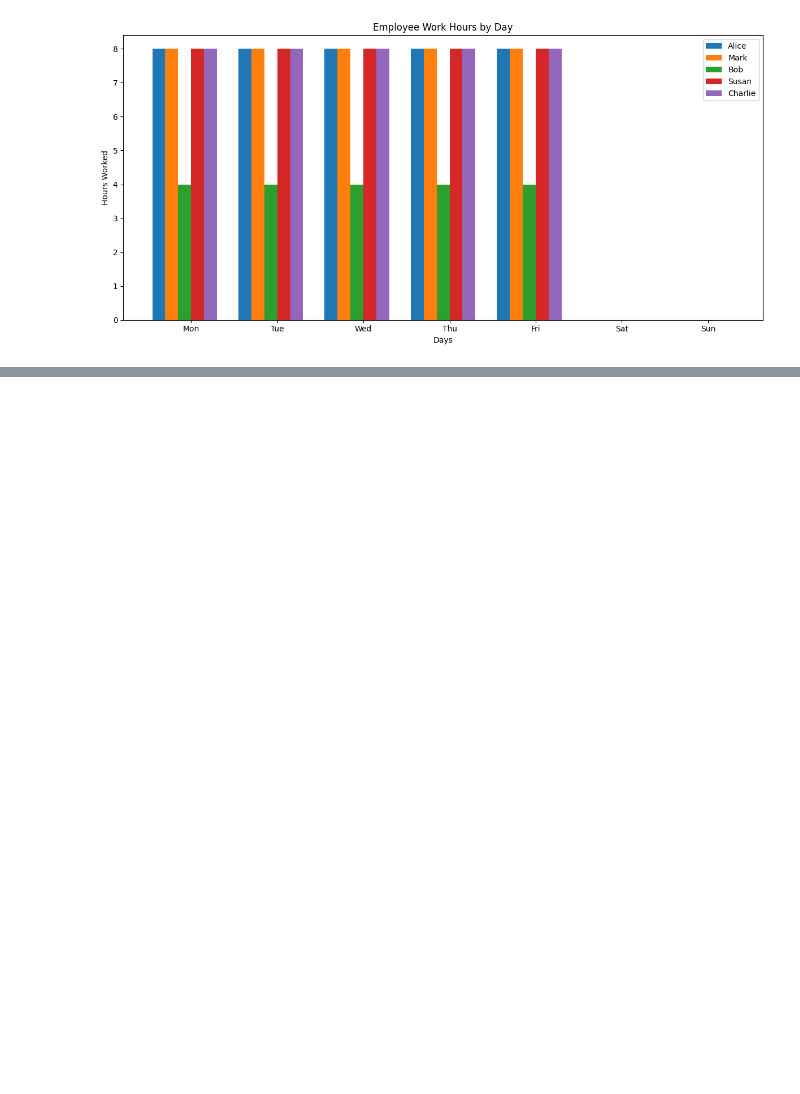
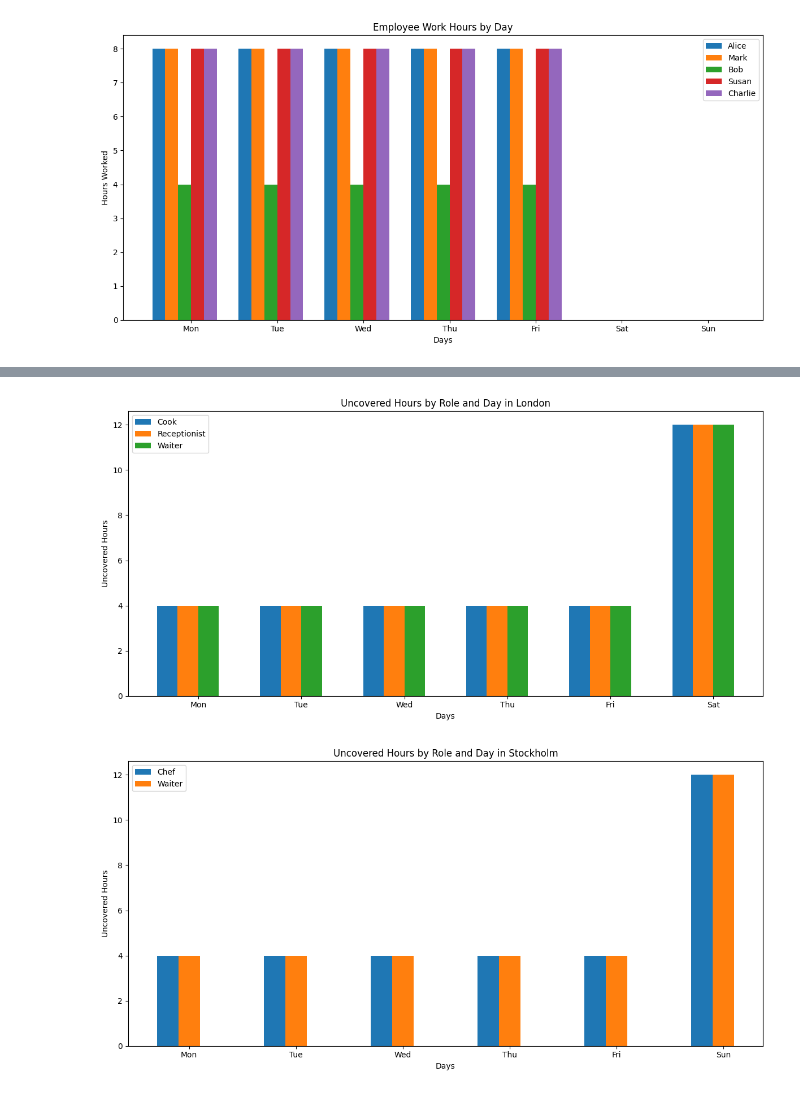
Before and after one commit to Alssndr0/ai-hack-nordic-2024, a Jupyter notebook: code/schedule.ipynb, the cells around one changed output, grey strips where cells are left out. Drawn from its saved outputs; the diff is of its cells as text; code cells hidden in the pictures; blank space fills up the shorter version.

Commit message:
Multi Location Schedule

```diff
--- a/code/schedule.ipynb
+++ b/code/schedule.ipynb
@@ -419,0 +773,13 @@ plot_employee_work_hours(schedule_results)
+# %%
+# Extract and print the uncovered hours
+print("\nUNCOVERED HOURS:")
+for location in uncovered_results:
+    print(f"\nLocation: {location}")
+    for d in uncovered_results[location]:
+        print(f"\n  Day: {d}")
+        for r in uncovered_results[location][d]:
+            uncovered = uncovered_results[location][d][r]
+            print(f"    {r}: {uncovered} hours uncovered")
+
+# Print total uncovered hours
+print(f"\nTotal uncovered hours: {total_uncovered}")
@@ -419,0 +902,45 @@ plot_employee_work_hours(schedule_results)
+# %%
+def plot_uncovered_hours(uncovered_results):
+    """
+    Plots uncovered hours by role and day for each location.
+
+    Parameters:
+    - uncovered_results: dict
+        Dictionary containing uncovered hours for each location, day, and role.
+    """
+    for location, location_data in uncovered_results.items():
+        # Prepare data for plotting
+        days = list(location_data.keys())
+        roles = list(next(iter(location_data.values())).keys())
+
+        uncovered_data = {role: [location_data[day][role] for day in days] for role in roles}
+
+        # Create a plot for each location
+        fig, ax = plt.subplots(figsize=(12, 6))
+
+        # Define bar width and positions
+        bar_width = 0.2
+        positions = [i for i in range(len(days))]
+
+        # Plot each role's uncovered hours for each day
+        for i, role in enumerate(roles):
+            # Add bars for each role
+            ax.bar([p + i * bar_width for p in positions], uncovered_data[role], bar_width, label=role)
+
+        # Customize the plot
+        ax.set_xlabel('Days')
+        ax.set_ylabel('Uncovered Hours')
+        ax.set_title(f'Uncovered Hours by Role and Day in {location}')
+        ax.set_xticks([p + bar_width * (len(roles) / 2) for p in positions])
+        ax.set_xticklabels(days)
+        ax.legend()
+
+        # Show the plot
+        plt.tight_layout()
+        plt.show()
+
+# Plot the uncovered hours
+plot_uncovered_hours(uncovered_results)
+# %% [output]
+[figure, added]
+[figure, added]
```
Also changed, not shown: parts of 20 cells of this notebook.
